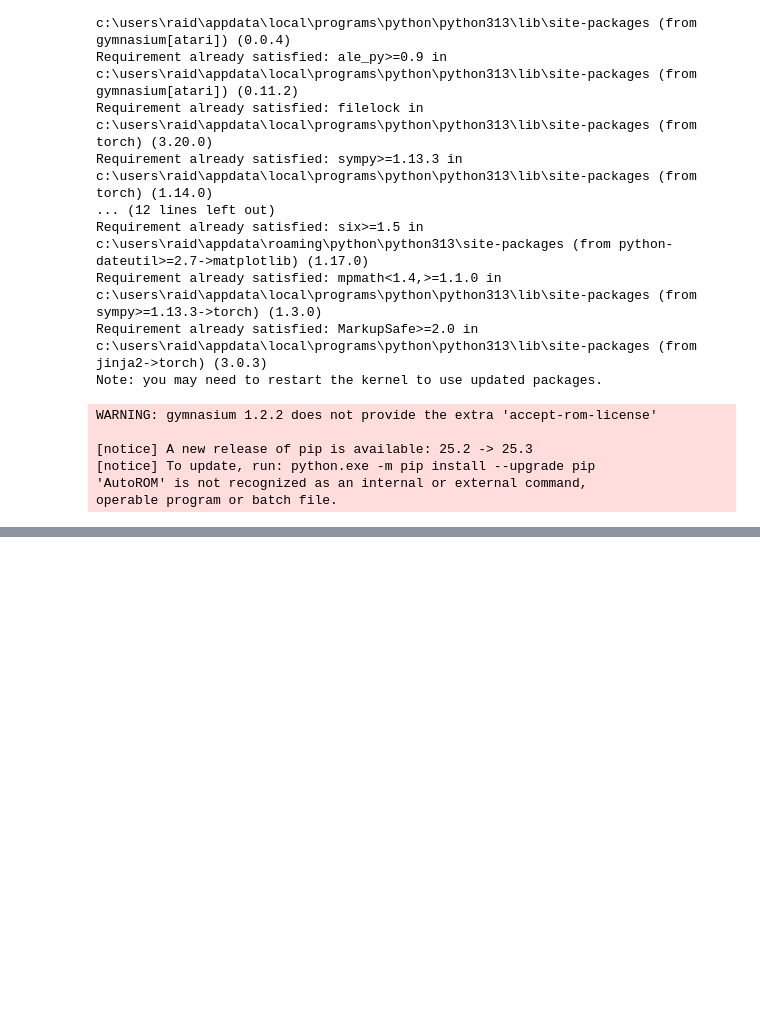
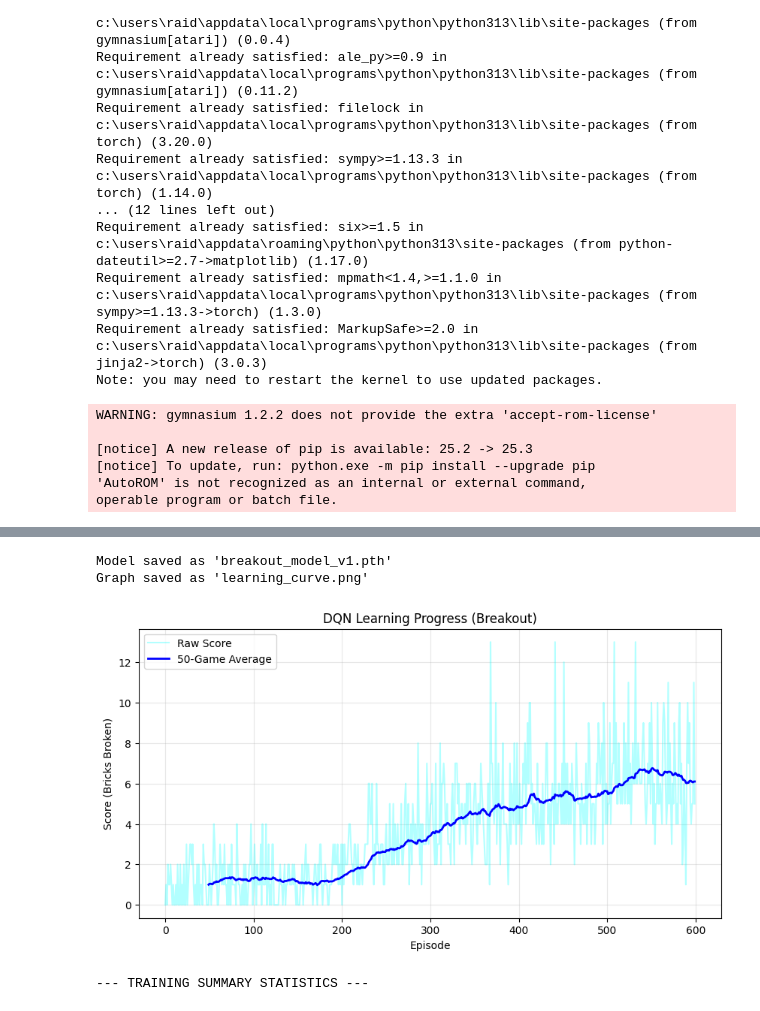
Before and after one commit to CallanMark/Assignment-2-Option-2-RL---DQN-for-Atari, a Jupyter notebook: Atari.ipynb, the cells around one changed output, grey strips where cells are left out. Drawn from its saved outputs; the diff is of its cells as text; code cells hidden in the pictures; blank space fills up the shorter version.

Commit message:
Errors fixed - model trains for 600 games successfully - chart and table display accurately

```diff
--- a/Atari.ipynb
+++ b/Atari.ipynb
@@ -248,0 +258,76 @@ NameNotFound: Environment `BreakoutNoFrameskip` doesn't exist.
+# %%
+# --- CELL 6: SAVE RESULTS, PLOT & STATS ---
+import matplotlib.pyplot as plt
+import pandas as pd
+import numpy as np
+
+# 1. Save the Trained "Brain"
+torch.save(agent_net.state_dict(), "breakout_model_v1.pth")
+print("Model saved as 'breakout_model_v1.pth'")
+
+# 2. Plot the Learning Curve
+plt.figure(figsize=(10, 5))
+plt.plot(rewards_history, label='Raw Score', alpha=0.3, color='cyan')
+
+# Calculate a smooth trend line (Moving Average)
+window_size = 50
+if len(rewards_history) >= window_size:
+    moving_avg = np.convolve(rewards_history, np.ones(window_size)/window_size, mode='valid')
+    plt.plot(range(window_size-1, len(rewards_history)), moving_avg, label=f'{window_size}-Game Average', color='blue', linewidth=2)
+
+plt.title("DQN Learning Progress (Breakout)")
+plt.xlabel("Episode")
+plt.ylabel("Score (Bricks Broken)")
+plt.legend()
+plt.grid(True, alpha=0.3)
+
+# Save the plot
+plt.savefig("learning_curve.png")
+print("Graph saved as 'learning_curve.png'")
+plt.show()
+
+# 3. Statistical Analysis
+# Calculate the Hard Statistics
+best_score = np.max(rewards_history)
+best_episode = np.argmax(rewards_history)
+worst_score = np.min(rewards_history)
+worst_episode = np.argmin(rewards_history)
+mean_score = np.mean(rewards_history)      # Lifetime Average
+median_score = np.median(rewards_history)
+final_100_avg = np.mean(rewards_history[-100:]) # Current Skill
+
+# Percentage Increase (Last 50 games vs First 50 games)
+first_50_avg = np.mean(rewards_history[:50])
+last_50_avg = np.mean(rewards_history[-50:])
+improvement = ((last_50_avg - first_50_avg) / first_50_avg) * 100 if first_50_avg > 0 else 0
+
+# Create the Table
+stats_data = {
+    "Metric": [
+        "Best Score",
+        "Worst Score",
+        "Mean Score (Lifetime)",
+        "Median Score",
+        "Current Skill (Last 100 Avg)",
+        "Performance Improvement"
+    ],
+    "Value": [
+        f"{best_score} (Ep: {best_episode})",
+        f"{worst_score} (Ep: {worst_episode})",
+        f"{mean_score:.2f}",
+        f"{median_score:.2f}",
+        f"{final_100_avg:.2f}",
+        f"+{improvement:.1f}%"
+    ]
+}
+
+df_stats = pd.DataFrame(stats_data)
+
+# 4. Display the Table & Explanation
+print("\n--- TRAINING SUMMARY STATISTICS ---")
+display(df_stats)
+# %% [output]
+Model saved as 'breakout_model_v1.pth'
+Graph saved as 'learning_curve.png'
+[figure, added]
+--- TRAINING SUMMARY STATISTICS ---
```
Also changed, not shown: parts of 6 cells of this notebook, 2 other files.
